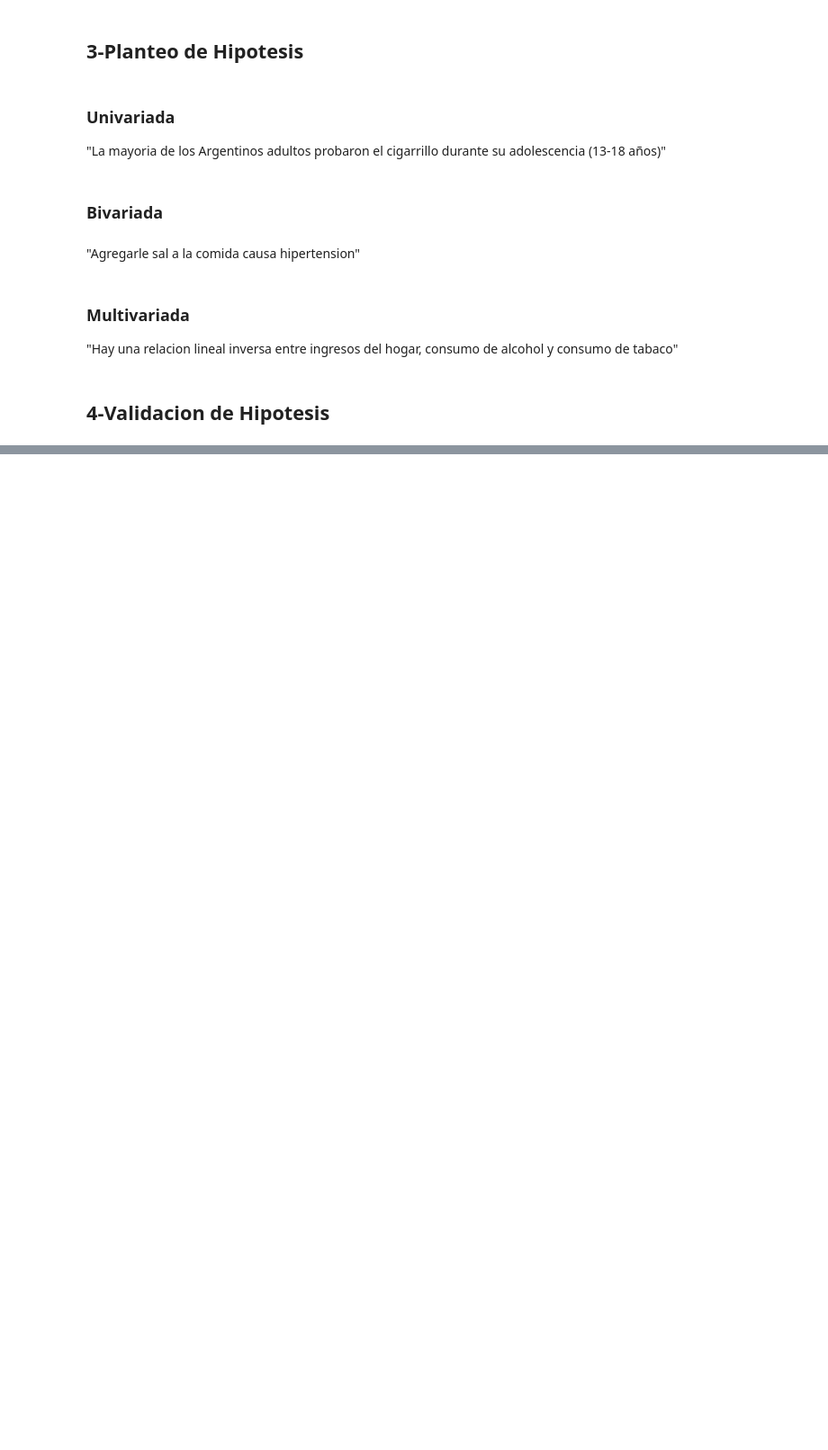
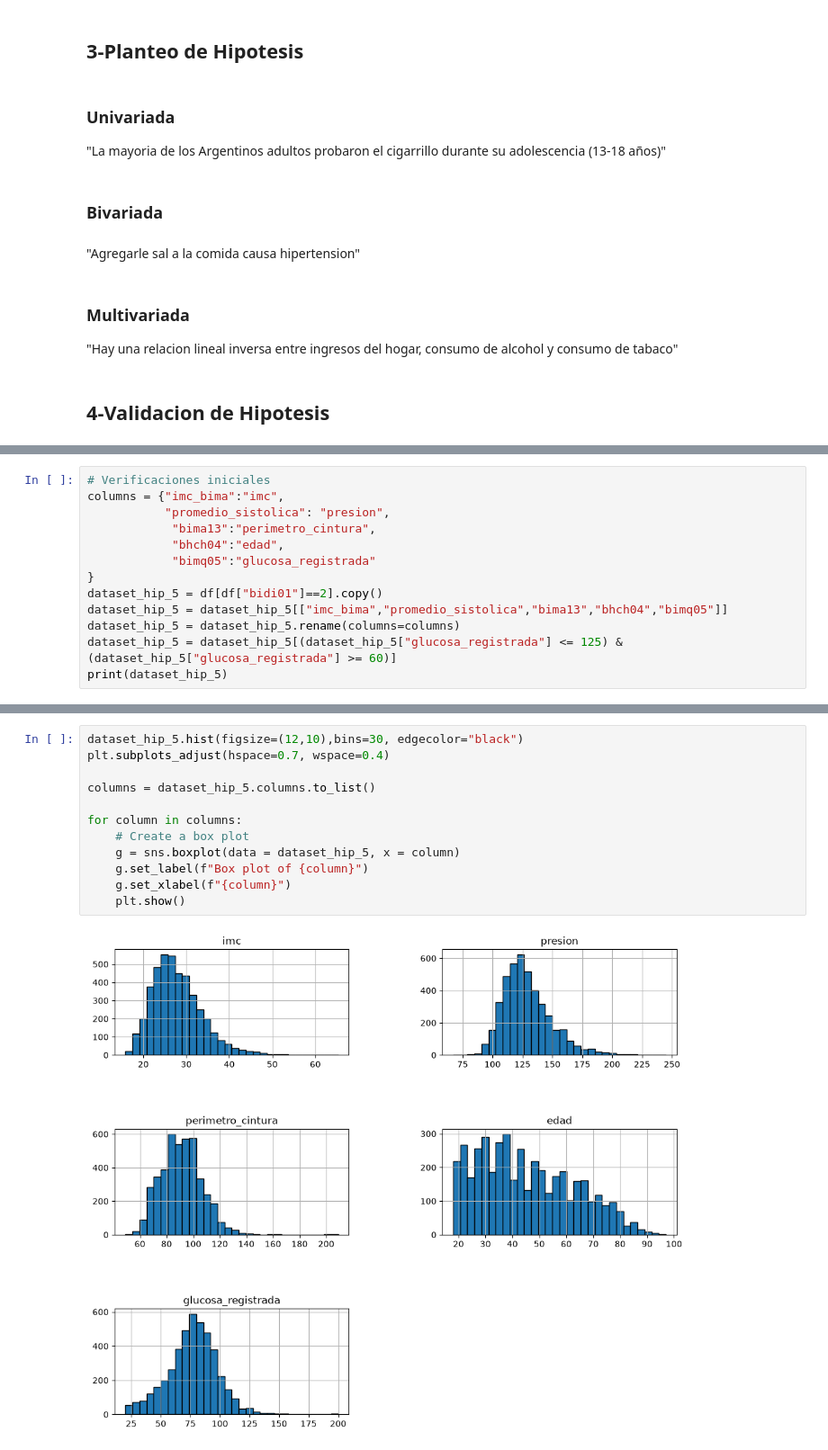
Before and after one commit to agustinlopezgh/TPE-FdlCdD-2026, a Jupyter notebook: Pruebas1.ipynb, the cells around one changed output, grey strips where cells are left out. Shown at 90% size. Saved outputs shown, nothing was run; the diff lists cells and outputs as text; blank space fills up the shorter version.

```diff
--- a/Pruebas1.ipynb
+++ b/Pruebas1.ipynb
@@ -157,0 +166,13 @@ Analizando los datos, y viendo la cantidad de columnas(287), nos parecio mas con
+# %%
+# Verificaciones iniciales
+columns = {"imc_bima":"imc",
+           "promedio_sistolica": "presion",
+            "bima13":"perimetro_cintura",
+            "bhch04":"edad",
+            "bimq05":"glucosa_registrada"
+}
+dataset_hip_5 = df[df["bidi01"]==2].copy()
+dataset_hip_5 = dataset_hip_5[["imc_bima","promedio_sistolica","bima13","bhch04","bimq05"]]
+dataset_hip_5 = dataset_hip_5.rename(columns=columns)
+dataset_hip_5 = dataset_hip_5[(dataset_hip_5["glucosa_registrada"] <= 125) & (dataset_hip_5["glucosa_registrada"] >= 60)]
+print(dataset_hip_5)
@@ -157,0 +194,14 @@ Analizando los datos, y viendo la cantidad de columnas(287), nos parecio mas con
+# %%
+dataset_hip_5.hist(figsize=(12,10),bins=30, edgecolor="black")
+plt.subplots_adjust(hspace=0.7, wspace=0.4)
+
+columns = dataset_hip_5.columns.to_list()
+
+for column in columns:
+    # Create a box plot
+    g = sns.boxplot(data = dataset_hip_5, x = column)
+    g.set_label(f"Box plot of {column}")
+    g.set_xlabel(f"{column}")
+    plt.show()
+# %% [output]
+[figure, added]
```
Also changed, not shown: parts of 11 cells of this notebook, 1 other file.
